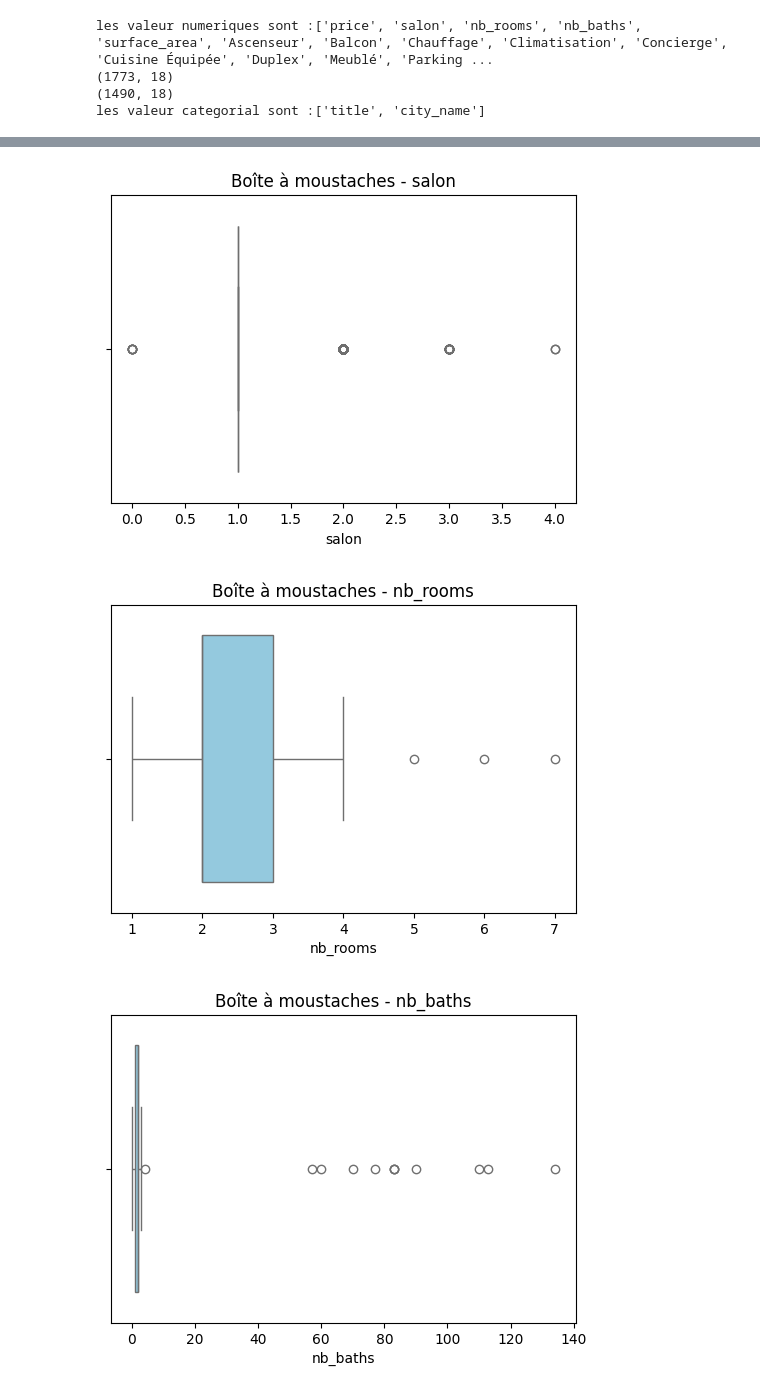
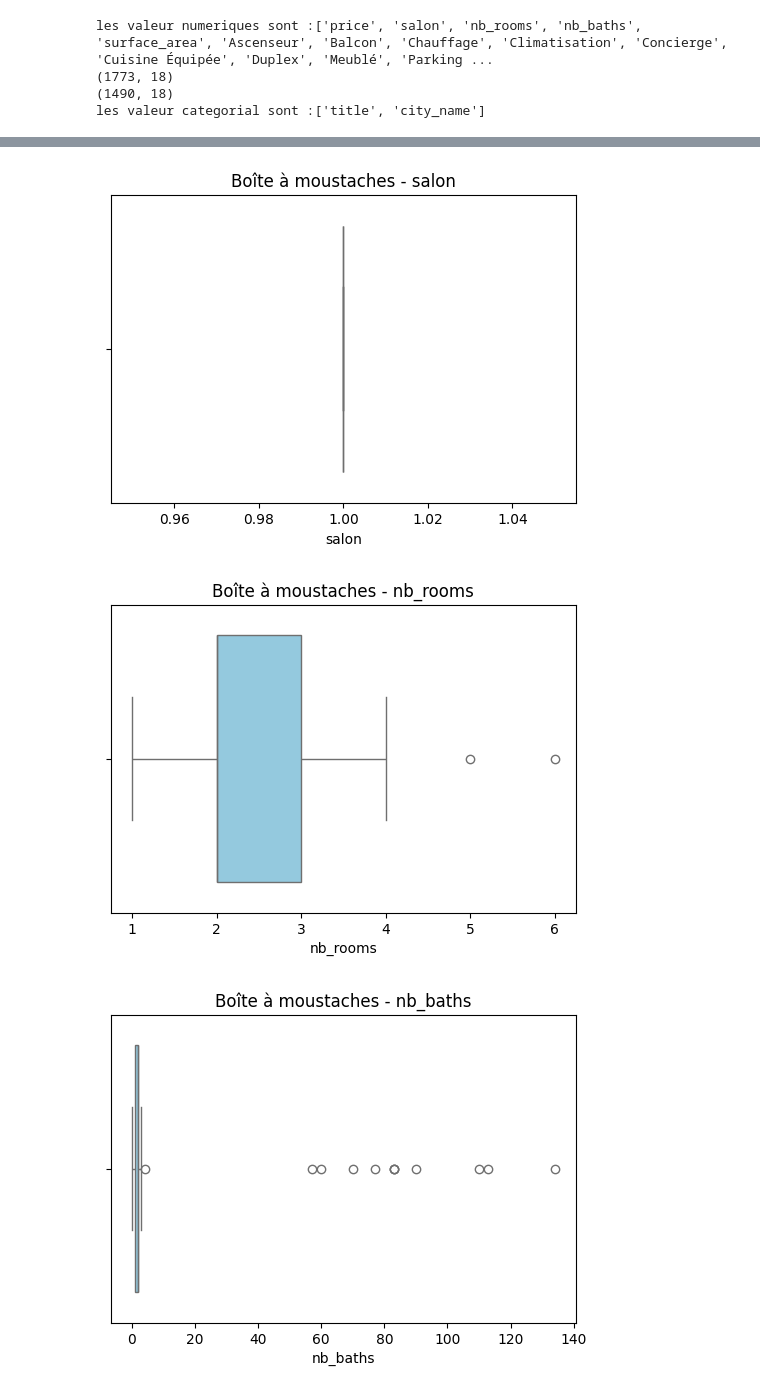
Before and after one commit to RaihanaAm/SalesHouses., a Jupyter notebook: sales.ipynb, the cells around one changed output, grey strips where cells are left out. Cells and saved outputs as stored; diff of their text form; code cells hidden in the pictures.

```diff
--- a/sales.ipynb
+++ b/sales.ipynb
@@ -243,21 +250,22 @@ for val in df_numeric:
     #print(f"Nombre d'outliers pour {val} : {nombre_outliers}")
 
 
-    if val == 'price':
+    if val == 'price' or val == 'salon':
 
         df_avant = df.shape[0]
         df = df[~outliers].copy()
         df_apres = df.shape[0]
         print(f"  - Lignes supprimées : {df_avant - df_apres}")
 
+
     # else:
     #     median_val = df[val].median()
     #     df.loc[outliers, val] = median_val
 
 
-    # outliers = (df[val] < min_point) | (df[val] > max_point) #true false
-    # nombre_outliers = outliers.sum()
-    # print(f"Nombre d'outlier final {val} : {nombre_outliers}")
+    outliers = (df[val] < min_point) | (df[val] > max_point) #true false
+    nombre_outliers = outliers.sum()
+    print(f"Nombre d'outlier final {val} : {nombre_outliers}")
 
 
 for i in range(4):
@@ -274,3 +299,3 @@ print(df.shape)
-[figure, old version]
+[figure, new version]
-[figure, old version]
+[figure, new version]
 [figure]
```
Also changed, not shown: parts of 15 cells of this notebook.
